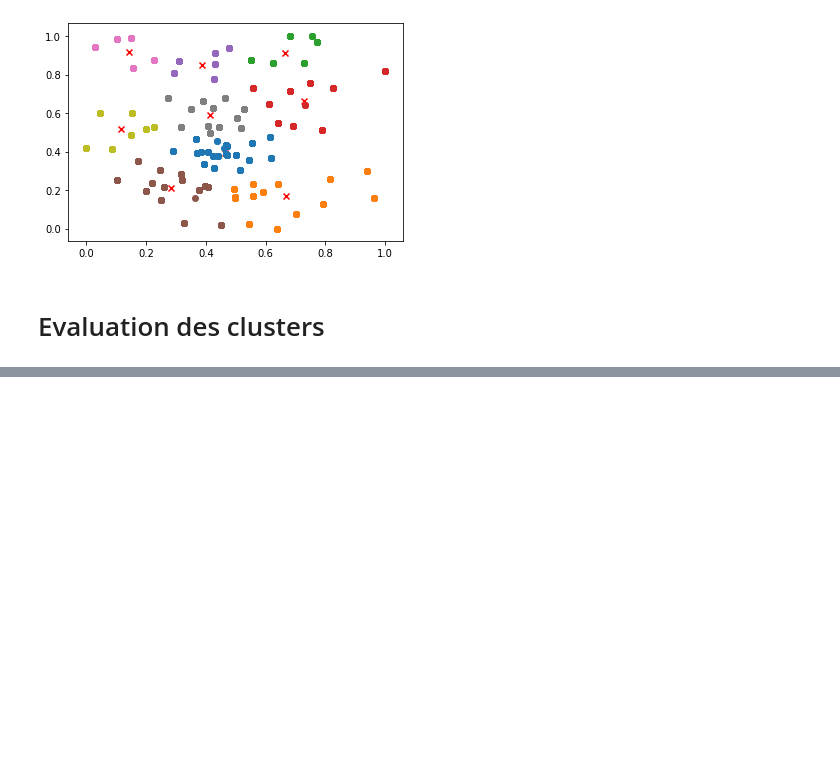
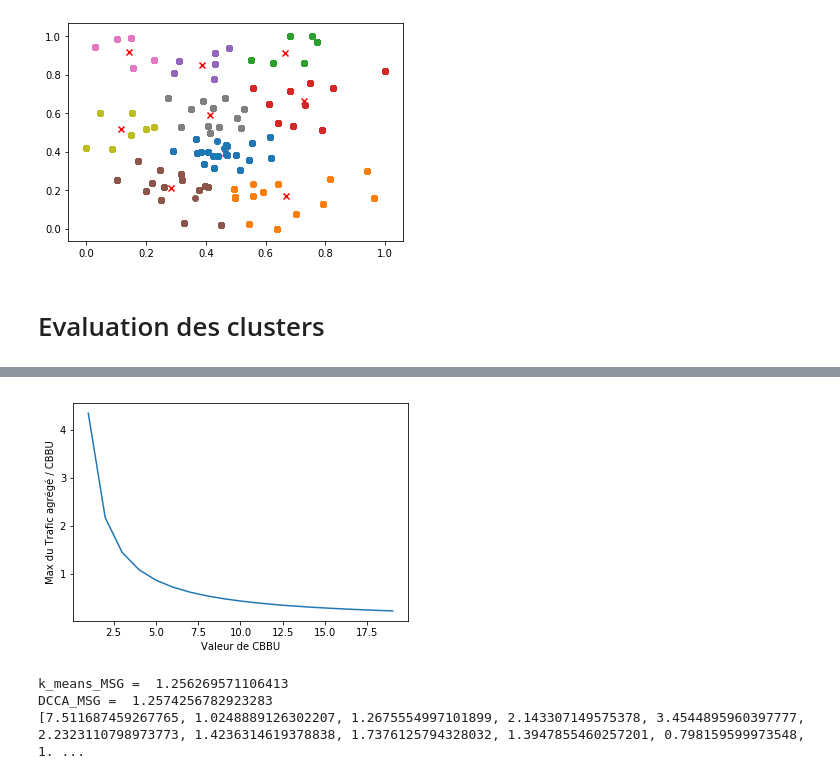
Before and after one commit to hanane-djeddal/PLDAC, a Jupyter notebook: Code/K-means_GeoData.ipynb, the cells around one changed output, grey strips where cells are left out. Drawn from its saved outputs; the diff is of its cells as text; code cells hidden in the pictures; blank space fills up the shorter version.

```diff
--- a/Code/K-means_GeoData.ipynb
+++ b/Code/K-means_GeoData.ipynb
@@ -440,0 +482,33 @@ for l in l_affectation.values():
+# %%
+T=DCCA.peak_tracking(CBBU,F_norm,r)
+W=DCCA.matriceComplementarite(r,CBBU,To)
+P,l=DCCA.iterative_DCCA (r,F_norm,CBBU,max_iter,To,iter_converge)
+# %%
+l_BBU2=[]
+k=0
+for c in P:
+    if(c!= []):
+        agg=DCCA.aggregationTrafic(c)
+        l_BBU2.append(np.max(agg))
+        k+=1
+val_bbu=np.arange(1,20)
+gainDCCA=[]
+for v in val_bbu:
+    gainDCCA.append(max(l_BBU2)/v)
+plt.plot(val_bbu,gainDCCA)
+plt.ylabel("Max du Trafic agrégé / CBBU")
+plt.xlabel("Valeur de CBBU")
+plt.show()
+# %% [output]
+[figure, added]
+# %%
+c_tot=sum(np.max(F_norm,axis=1))
+k_means_MSG=c_tot/sum(l_BBU)
+DCCA_MSG=c_tot/sum(l_BBU2)
+print("k_means_MSG = ",k_means_MSG)
+print("DCCA_MSG = ",DCCA_MSG)
+print(k)
+# %% [output]
+k_means_MSG =  1.256269571106413
+DCCA_MSG =  1.2574256782923283
+[7.511687459267765, 1.0248889126302207, 1.2675554997101899, 2.143307149575378, 3.4544895960397777, 2.2323110798973773, 1.4236314619378838, 1.7376125794328032, 1.3947855460257201, 0.798159599973548, 1. ...
```
Also changed, not shown: parts of 11 cells of this notebook, 9 other files.
